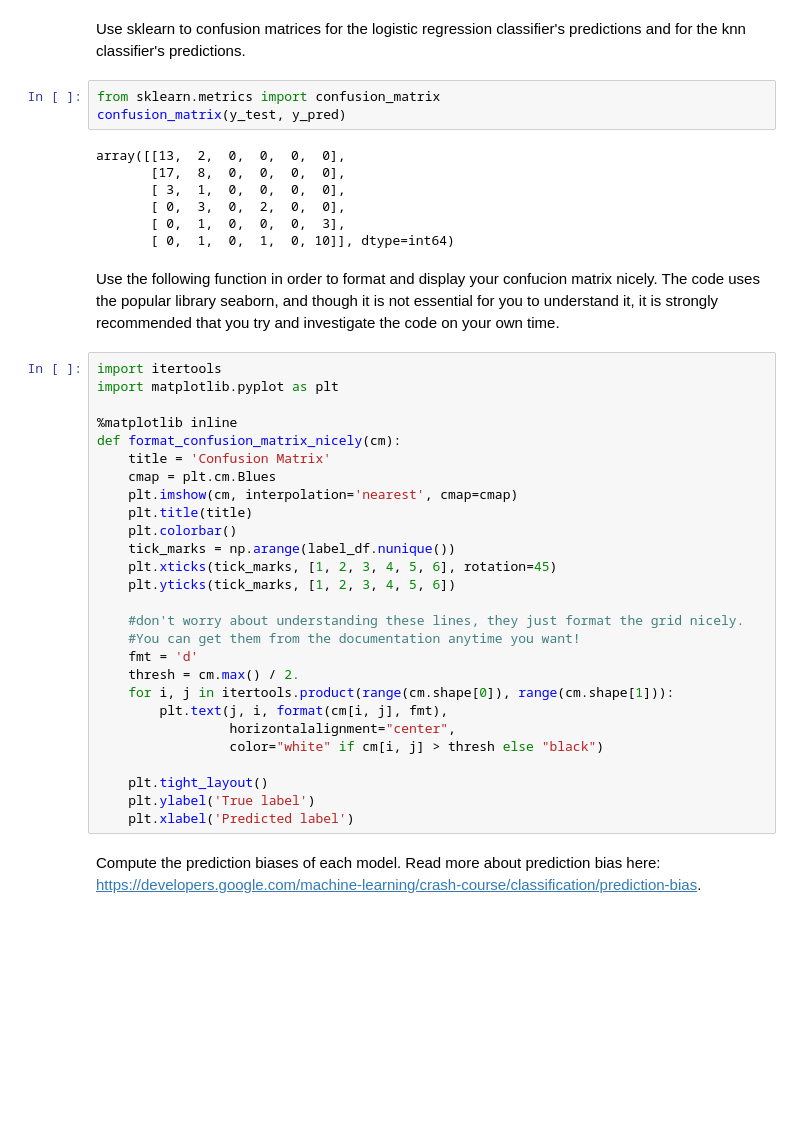
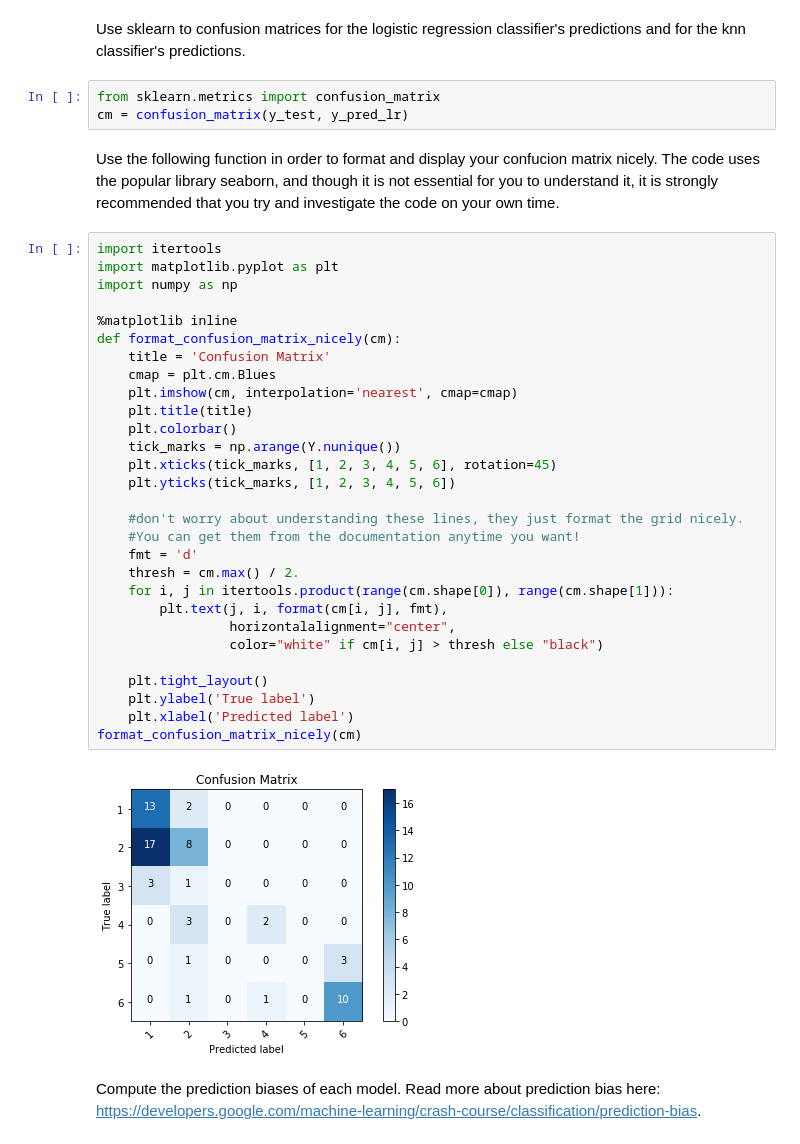
Before and after one commit to akulvohra/BayAIGlassChemicals, a Jupyter notebook: glass_akul.ipynb, the cells around one changed output. Saved outputs shown, nothing was run; the diff lists cells and outputs as text; blank space fills up the shorter version.

```diff
--- a/glass_akul.ipynb
+++ b/glass_akul.ipynb
@@ -114,43 +114,40 @@ print(accuracy_score(y_test, y_pred_knn))
 Use sklearn to confusion matrices for the logistic regression classifier's predictions and for the knn classifier's predictions.
 # %%
 from sklearn.metrics import confusion_matrix
-confusion_matrix(y_test, y_pred)
+cm = confusion_matrix(y_test, y_pred_lr)
-# %% [output]
-array([[13,  2,  0,  0,  0,  0],
-       [17,  8,  0,  0,  0,  0],
-       [ 3,  1,  0,  0,  0,  0],
-       [ 0,  3,  0,  2,  0,  0],
-       [ 0,  1,  0,  0,  0,  3],
-       [ 0,  1,  0,  1,  0, 10]], dtype=int64)
 # %% [markdown]
 Use the following function in order to format and display your confucion matrix nicely. The code uses the popular library seaborn, and though it is not essential for you to understand it, it is strongly recommended that you try and investigate the code on your own time.
 # %%
 import itertools
 import matplotlib.pyplot as plt
+import numpy as np
 
 %matplotlib inline
 def format_confusion_matrix_nicely(cm):
     title = 'Confusion Matrix'
     cmap = plt.cm.Blues
     plt.imshow(cm, interpolation='nearest', cmap=cmap)
     plt.title(title)
     plt.colorbar()
-    tick_marks = np.arange(label_df.nunique())
+    tick_marks = np.arange(Y.nunique())
     plt.xticks(tick_marks, [1, 2, 3, 4, 5, 6], rotation=45)
     plt.yticks(tick_marks, [1, 2, 3, 4, 5, 6])
 
     #don't worry about understanding these lines, they just format the grid nicely.
     #You can get them from the documentation anytime you want!
     fmt = 'd'
     thresh = cm.max() / 2.
     for i, j in itertools.product(range(cm.shape[0]), range(cm.shape[1])):
         plt.text(j, i, format(cm[i, j], fmt),
                  horizontalalignment="center",
                  color="white" if cm[i, j] > thresh else "black")
 
     plt.tight_layout()
     plt.ylabel('True label')
     plt.xlabel('Predicted label')
+format_confusion_matrix_nicely(cm)
+# %% [output]
+[figure, added]
 # %% [markdown]
 Compute the prediction biases of each model. Read more about prediction bias here: https://developers.google.com/machine-learning/crash-course/classification/prediction-bias.
 # %% [markdown]
```
